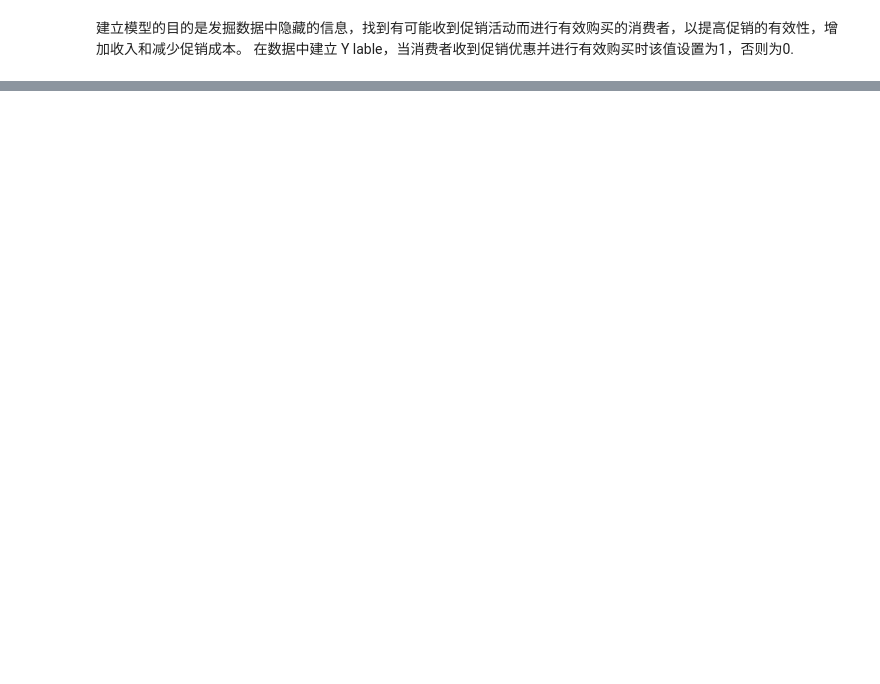
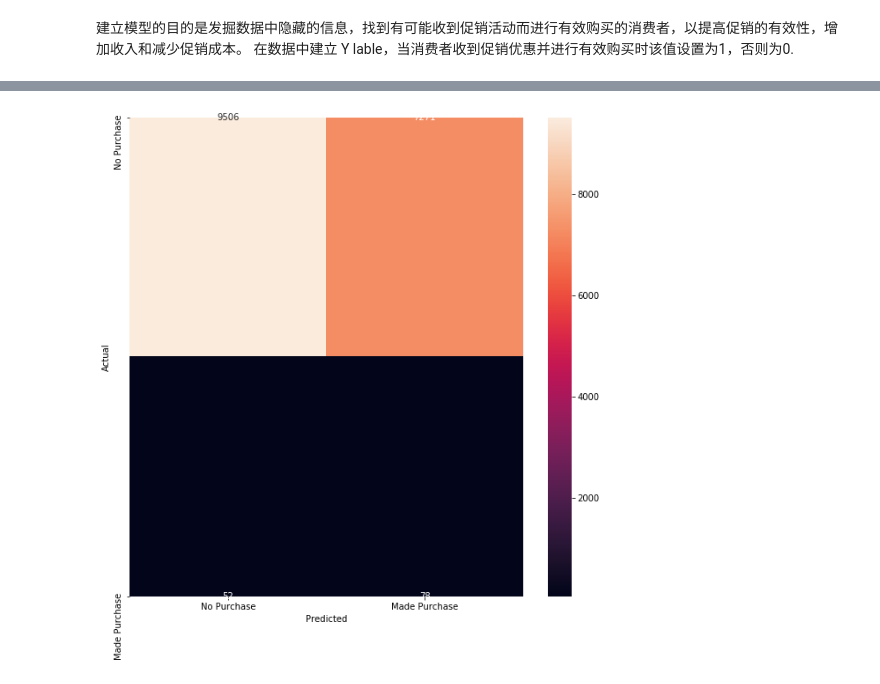
Before and after one commit to tomgtqq/DSND-Starbucks-A-B-Test, a Jupyter notebook: Starbucks-zh.ipynb, the cells around one changed output, grey strips where cells are left out. Saved outputs shown, nothing was run; the diff lists cells and outputs as text; code cells hidden in the pictures; blank space fills up the shorter version.

```diff
--- a/Starbucks-zh.ipynb
+++ b/Starbucks-zh.ipynb
@@ -226,0 +373,12 @@ test_results(promotion_strategy)
+# %%
+X_train, X_valid, y_train, y_valid = train_test_split(train_data[features], train_data['response'], test_size=0.2, random_state=45)
+# %%
+# Upsampling with ADASYN
+X_train_ups, y_train_ups = ADASYN(sampling_strategy='minority', random_state=45).fit_sample(X_train, y_train)
+# %%
+X_train_ups = pd.DataFrame(X_train_ups, columns=features)
+eval_set = [(X_train_ups, y_train_ups), (X_valid, y_valid)]
+# %%
+model = XGBClassifier(learning_rate=0.1, objective = 'binary:logistic')
+model.fit(X_train_ups, y_train_ups, eval_set=eval_set, eval_metric="auc", early_stopping_rounds=30, verbose=False)
+y_pred = model.predict(X_valid , ntree_limit=model.best_ntree_limit)
@@ -226,0 +390,11 @@ test_results(promotion_strategy)
+# %%
+fig, ax= plt.subplots(figsize=(10,10))
+
+confusion_matrix = pd.crosstab(y_valid, y_pred, rownames=['Actual'], colnames=['Predicted'])
+
+sns.heatmap(confusion_matrix, annot=True, fmt='g', ax = ax)
+ax.xaxis.set_ticklabels(['No Purchase', 'Made Purchase']);
+ax.yaxis.set_ticklabels(['No Purchase', 'Made Purchase']);
+plt.show()
+# %% [output]
+[figure, added]
```
Also changed, not shown: parts of 40 cells of this notebook, 1 other file.
